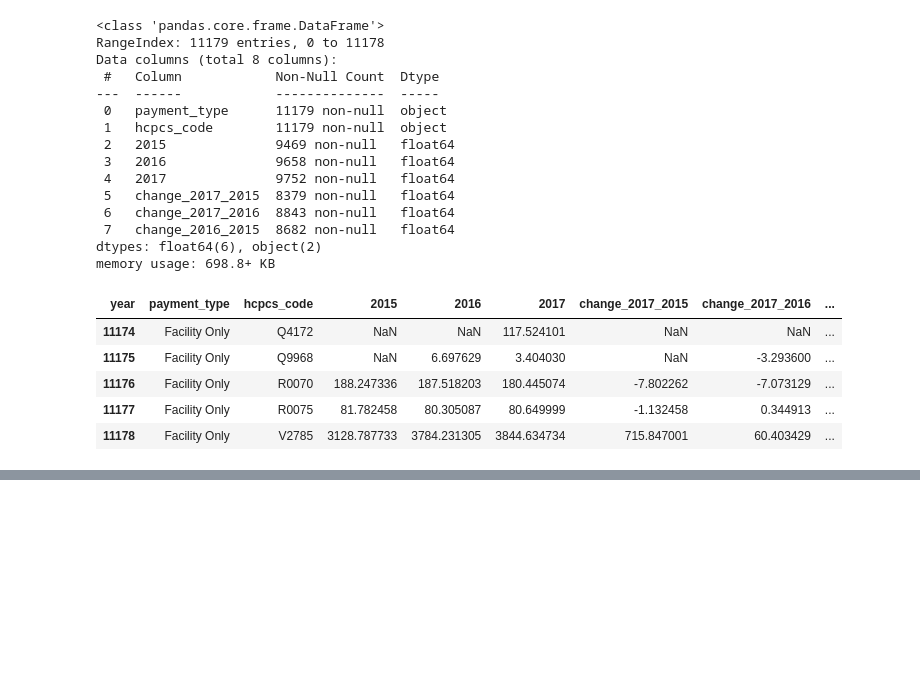
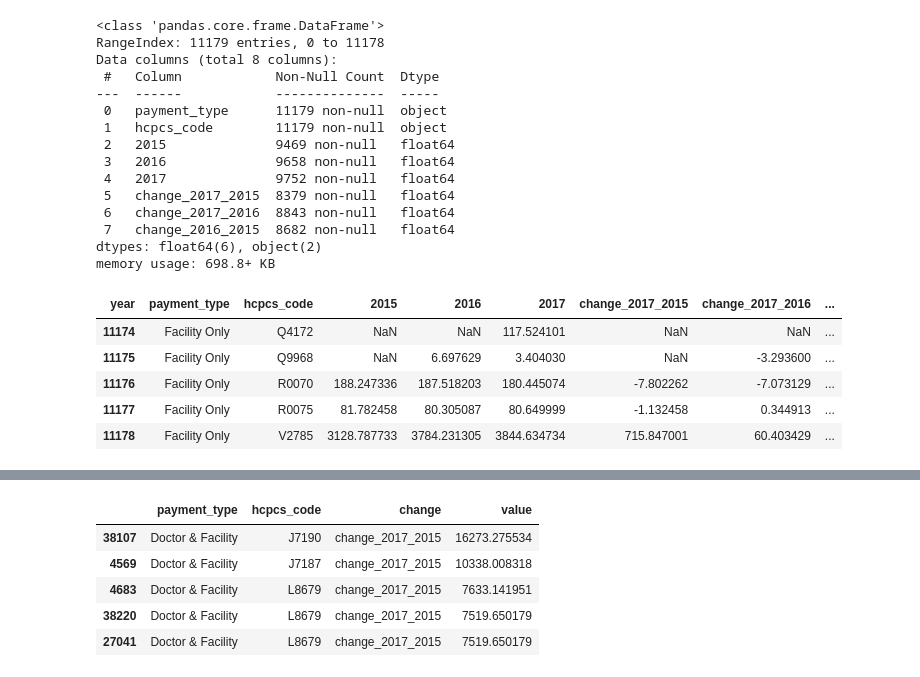
Before and after one commit to arikhursheed/healthcare-bluebook-phoenix, a Jupyter notebook: notebooks/payments_analysis.ipynb, the cells around one changed output, grey strips where cells are left out. Cells and saved outputs as stored; diff of their text form; code cells hidden in the pictures; blank space fills up the shorter version.

```diff
--- a/notebooks/payments_analysis.ipynb
+++ b/notebooks/payments_analysis.ipynb
@@ -181,0 +229,11 @@ df_avg_pmt_melt.head()
+# %%
+df_avg_pmt_melt_tot_change_both = df_avg_pmt_melt_tot_change.loc[df_avg_pmt_melt_tot_change['payment_type'] == 'Doctor & Facility']
+
+df_avg_pmt_melt_tot_change_both.head()
+# %% [output]
+|  | payment_type | hcpcs_code | change | value |
+| 38107 | Doctor & Facility | J7190 | change_2017_2015 | 16273.275534 |
+| 4569 | Doctor & Facility | J7187 | change_2017_2015 | 10338.008318 |
+| 4683 | Doctor & Facility | L8679 | change_2017_2015 | 7633.141951 |
+| 38220 | Doctor & Facility | L8679 | change_2017_2015 | 7519.650179 |
+| 27041 | Doctor & Facility | L8679 | change_2017_2015 | 7519.650179 |
```
Also changed, not shown: parts of 14 cells of this notebook, 2 other files.
